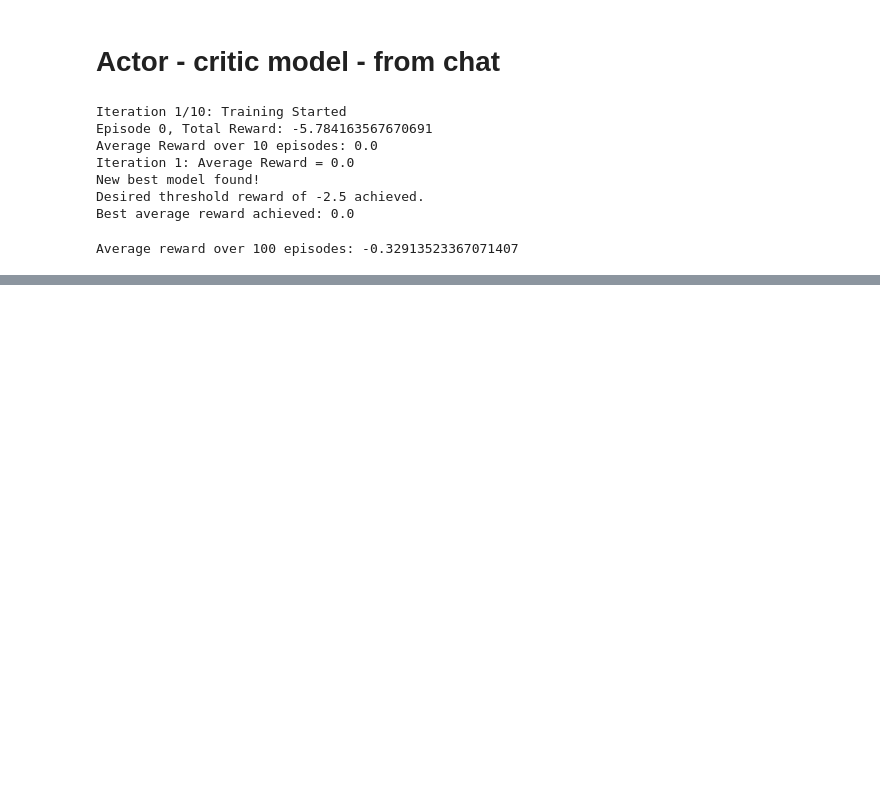
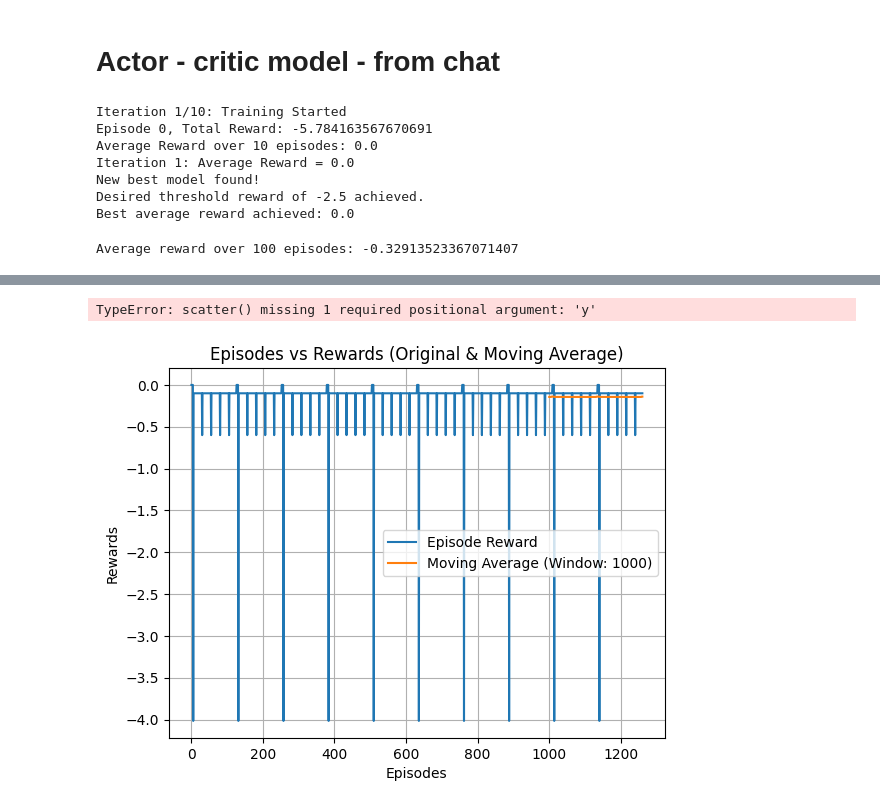
Before and after one commit to saraahmadi3/inf368, a Jupyter notebook: p5/actor_critic.ipynb, the cells around one changed output, grey strips where cells are left out. Saved outputs shown, nothing was run; the diff lists cells and outputs as text; code cells hidden in the pictures; blank space fills up the shorter version.

```diff
--- a/p5/actor_critic.ipynb
+++ b/p5/actor_critic.ipynb
@@ -502,0 +922,49 @@ def find_optimal_policy(env, initial_actor_lr=0.001, initial_critic_lr=0.001, ga
+# %%
+plt.plot(range(1, len(rewards) + 1), rewards, label="Episode Reward")  # Original rewards
+
+plt.xlabel('Episodes')
+plt.ylabel('Rewards')
+plt.title('Episodes vs Rewards (Original & Moving Average)')
+plt.grid(True)
+plt.legend()  # Add legend for clarity
+plt.show()
+# %% [output]
+TypeError: scatter() missing 1 required positional argument: 'y'
+# %%
+import matplotlib.pyplot as plt
+
+def moving_average(rewards, window_size):
+  """
+  Calculates the moving average of a list of rewards.
+
+  Args:
+      rewards: List of rewards per episode.
+      window_size: Number of episodes for the moving average window.
+
+  Returns:
+      List of moving average rewards.
+  """
+  moving_averages = []
+  for i in range(len(rewards)):
+    if i < window_size:
+      # Calculate average for initial episodes (less than window size)
+      moving_averages.append(sum(rewards[:i+1]) / (i+1))
+    else:
+      # Calculate moving average using window
+      moving_averages.append(sum(rewards[i-window_size+1:i+1]) / window_size)
+  return moving_averages
+
+# Assuming rewards is the list containing your episode rewards
+window_size = 1000
+smoothed_rewards = moving_average(rewards, window_size)
+
+plt.plot(range(1, len(rewards) + 1), rewards, label="Episode Reward")  # Original rewards
+plt.plot(range(window_size, len(rewards) + 1), smoothed_rewards[window_size - 1:], label=f"Moving Average (Window: {window_size})")
+plt.xlabel('Episodes')
+plt.ylabel('Rewards')
+plt.title('Episodes vs Rewards (Original & Moving Average)')
+plt.grid(True)
+plt.legend()  # Add legend for clarity
+plt.show()
+# %% [output]
+[figure, added]
```
Also changed, not shown: parts of 8 cells of this notebook.
